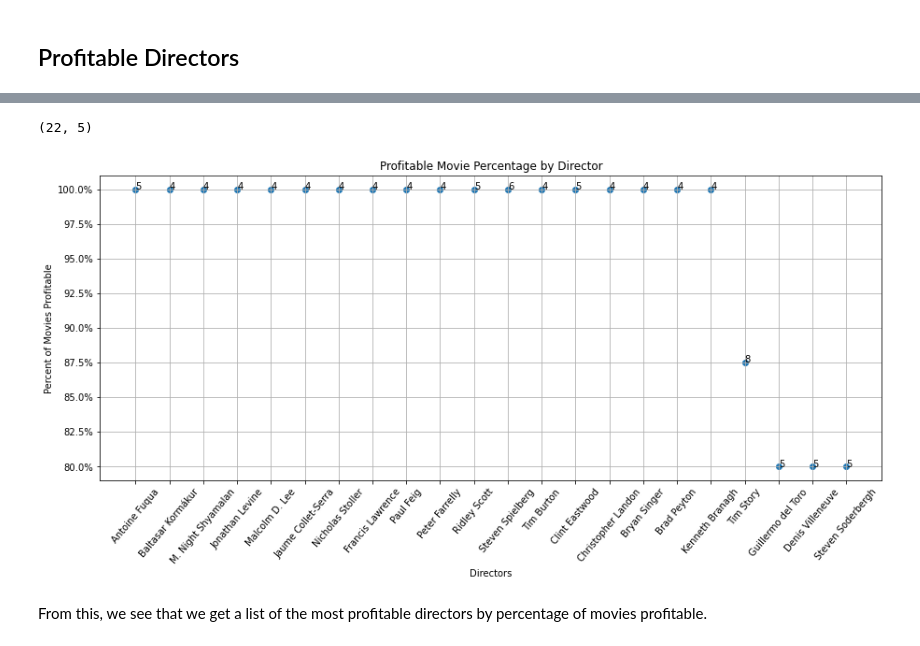
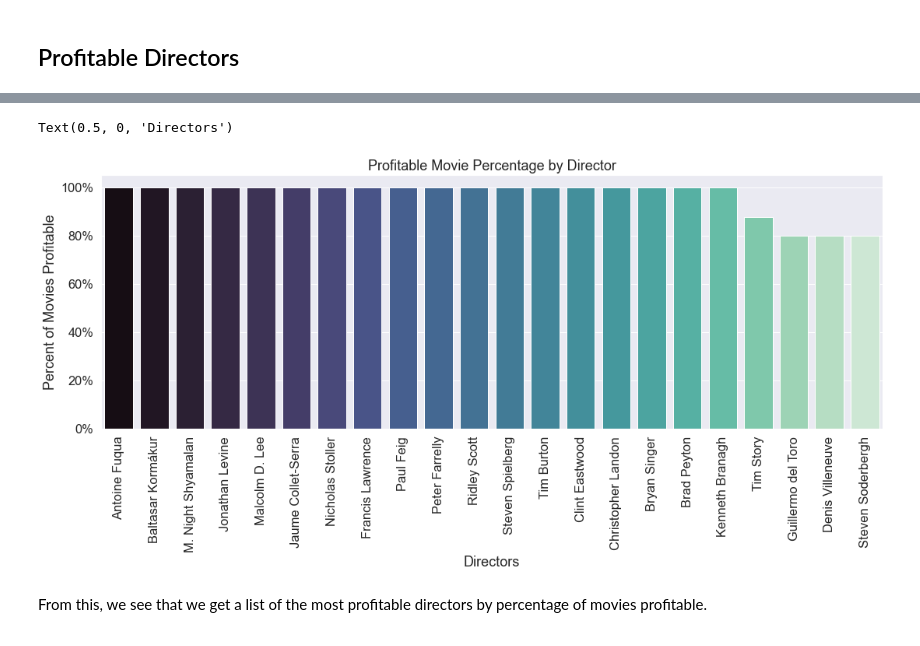
Before and after one commit to tmcroyce/Phase-1-Project-Movie-Analysis, a Jupyter notebook: student.ipynb, the cells around one changed output, grey strips where cells are left out. Cells and saved outputs as stored; diff of their text form; code cells hidden in the pictures.

```diff
--- a/student.ipynb
+++ b/student.ipynb
@@ -590,10 +581,10 @@ From this data, we see that the higher rated genres are not the same as the high
 #Plot median rating by genre
 genres = list(genre_ratings_df['genre_primary'])
 values = list(genre_ratings_df['median'])
+sns.set(font_scale = 1.5)
 
-fig, axs = plt.subplots(figsize=(15, 6))
-plt.xticks(rotation = 90) #Rotate X-axis tick labels
-axs.bar(genres, values)
+fig, ax = plt.subplots(figsize=(16,8))
+sns.barplot(x = genres, y = values, palette = 'vlag')
 plt.title("Median Rating by Genre")
 plt.ylabel("Median Rating")
 plt.xlabel("Genres")
@@ -701,28 +598,38 @@ md_budgets= md_budgets.reset_index()
-# %%
-md_budgets.shape
-# %% [output]
-(22, 5)
+# %%
+#Filter out directors with less than 4 movies and less than a
+# 75% profitablility rate
+direct_df = direct_df.loc[direct_df['count'] > 3]
+direct_df = direct_df.sort_values('mean', ascending=False)
+direct_df = direct_df.loc[direct_df['mean'] > .75]
+direct_df= direct_df.reset_index()
 # %%
 # Plot most profitable directors
 
-x = list(md_budgets['mean']*100)
-y = list(md_budgets['count'])
-n = list(md_budgets['director'])
+y = list(direct_df['mean']*100)
+n = list(direct_df['count'])
+x = list(direct_df['director'])
 
-fig, axs = plt.subplots(figsize=(15,6))
-axs.scatter(n,x)
-plt.xticks(rotation = 50) #Rotate X-axis tick labels
-axs.yaxis.set_major_formatter(mtick.PercentFormatter()) #Reformat to percent
 
-for i, txt in enumerate(y):
-    axs.annotate(txt, (n[i], x[i]))
+#plot
+fig, ax = plt.subplots(figsize=(18, 6))
+sns.barplot(x = x, y=y, palette='mako')
 
+#Rotate axis tick labels
+plt.xticks(rotation = 90)
+sns.despine(f)
+
+#Reformat to Percent
+ax.yaxis.set_major_formatter(mtick.PercentFormatter())
+
+sns.set(font_scale = 1.5)
+
+#Labels
 plt.title("Profitable Movie Percentage by Director")
 plt.ylabel("Percent of Movies Profitable")
 plt.xlabel("Directors")
-plt.grid()
 # %% [output]
+Text(0.5, 0, 'Directors')
-[figure, old version]
+[figure, new version]
 # %% [markdown]
 From this, we see that we get a list of the most profitable directors by percentage of movies profitable.
 # %%
```
Also changed, not shown: parts of 83 cells of this notebook.
